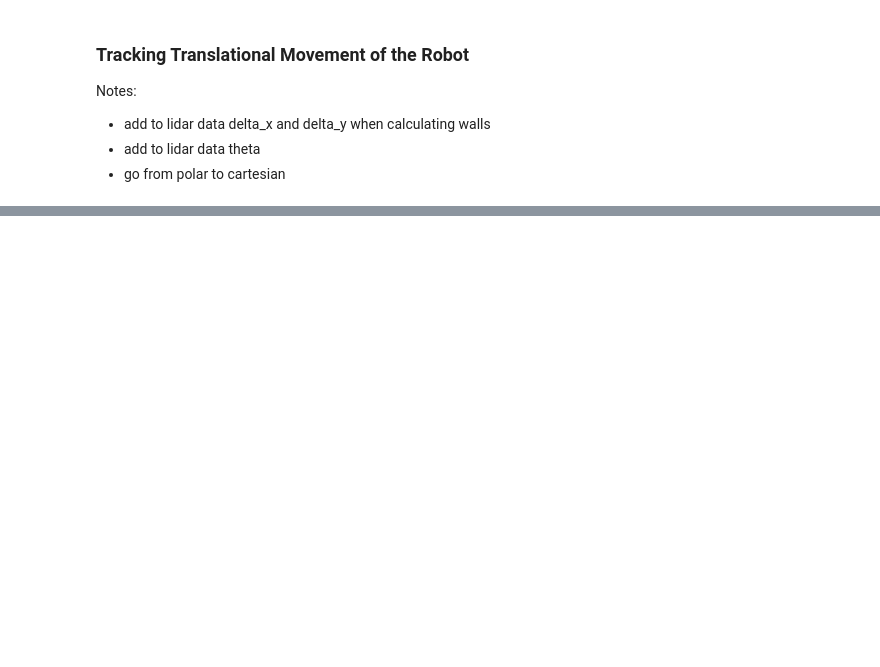
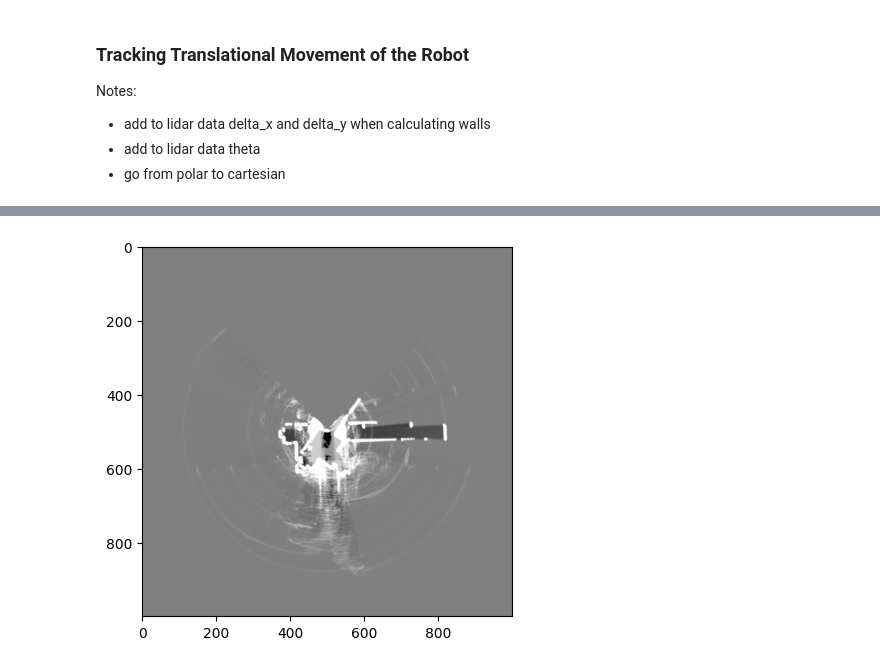
Before and after one commit to Kalva014/SLAM, a Jupyter notebook: SLAM.ipynb, the cells around one changed output, grey strips where cells are left out. Saved outputs shown, nothing was run; the diff lists cells and outputs as text; code cells hidden in the pictures; blank space fills up the shorter version.

Commit message:
Completed model, just has underflow error

```diff
--- a/SLAM.ipynb
+++ b/SLAM.ipynb
@@ -129,0 +154,80 @@ plt.close()
+# %%
+# # Use np.choice for this but less accurate
+def resample(particles_x, particles_y, particles_theta, particle_weights):
+    indices = np.random.choice(n, size=n, replace=True, p=particle_weights)
+    return particles_x[indices], particles_y[indices], particles_theta[indices], particle_weights[indices]
+# %%
+# For each of the particles sum and take the exponential w_t=e^(corr * w_{t-1})
+def corr(hit_cells):
+    return np.exp(np.sum(hit_cells, axis=0))
+# %%
+# Initialize the plot
+fig, ax = plt.subplots()
+
+# Make computations less intensive in the for loop
+f = (e_l + e_r) / 2
+
+# Build walls from polar to cartesian
+for t in range(1, len(lidar)):
+    print("Time Stamp: ", t)
+
+    # Randomize noise for particles each time step
+    particles_x_noise = np.random.normal(scale=0.1, size=n)
+    particles_y_noise = np.random.normal(scale=0.1, size=n)
+    particles_theta_noise = np.random.normal(scale=0.001, size=n)
+
+    # Update position of robot based off previous position
+    # and update particles with robot's movement / Odometry Update.
+    delta_theta = theta[t] - theta[t - 1]
+    particles_theta[:, t] = delta_theta + particles_theta_noise
+    delta_x = (f[t] * np.cos(particles_theta[:, t]))
+    delta_y = (f[t] * np.sin(particles_theta[:, t]))
+    particles_x[:, t] = delta_x + particles_x_noise
+    particles_y[:, t] = delta_y + particles_y_noise
+
+    # Resample the weights if n_effective is less than a threshold and do this every few(e.g. every 5) time stamps
+    if t % 5 == 0:
+        n_effective = (np.sum(particle_weights) ** 2) / np.sum(particle_weights ** 2)
+        print(f"neffective: {n_effective}")
+        if n_effective < 40:
+            particles_x, particles_y, particles_theta, particle_weights = resample(particles_x, particles_y, particles_theta, particle_weights)
+
+    # Cartesian to grid coordinates for cell robot is in
+    delta_x = np.round(delta_x / cell_width)
+    delta_y = np.round(delta_y / cell_width)
+
+    # Get the lidar scan endpoints / cell hits
+    rho = lidar[t]['scan'].flatten()
+    phi = lidar[t]['angle'].flatten() # wall_x = (rho * np.cos(phi + theta[t])) + delta_x[t]
+    wall_x = (rho[:, np.newaxis] * np.cos(phi[:, np.newaxis] + particles_theta[np.newaxis, :, t])) + particles_x[np.newaxis, :, t]
+    wall_y = (rho[:, np.newaxis] * np.sin(phi[:, np.newaxis] + particles_theta[np.newaxis, :, t])) + particles_y[np.newaxis, :, t]
+
+    # Cartesian to grid coordinates(ADDED WITH AN OFFSET) for the lidar scan endpoints
+    wall_x = np.round(wall_x / cell_width) + 500
+    wall_y = np.round(wall_y / cell_width) + 500
+
+    # Correlation update and renormalize the weights (THERE IS AN UNDERFLOW ERROR HERE)
+    particle_weights *= corr(grid[wall_x.astype(int), wall_y.astype(int)])
+    particle_weights = particle_weights / np.sum(particle_weights)
+
+    # Get best particle index
+    best_particle_indx = np.argmax(particle_weights)
+
+    # Update lidar scan endpoints on grid with log odds and bound it
+    grid[wall_x[:, best_particle_indx].astype(int), wall_y[:, best_particle_indx].astype(int)] += log_odd_occ
+
+    # Bresenham's Algo to get all unoccupied cells to update grid map
+    unoccupied_cells = mu.getMapCellsFromRay_fclad(np.short(particles_x[best_particle_indx, t] + 500), np.short(particles_y[best_particle_indx, t] + 500), np.short(wall_x[:, best_particle_indx]), np.short(wall_y[:, best_particle_indx]), grid_size) # CHANGE TO CYTHON VERSION WHEN YOU GET THE CHANCE
+
+    # Update lidar scan unoccupied cells on grid with log odds and bound it
+    grid[unoccupied_cells[0].astype(int), unoccupied_cells[1].astype(int)] -= log_odd_free
+
+    # Bound it
+    grid = np.clip(grid, -11, 11)
+
+
+# Plot the grid
+ax.imshow(grid, cmap='gray')
+plt.show()
+plt.close()
+# %% [output]
@@ -129,0 +268 @@ plt.close()
+[figure, added]
```
Also changed, not shown: parts of 9 cells of this notebook, 5 other files.
